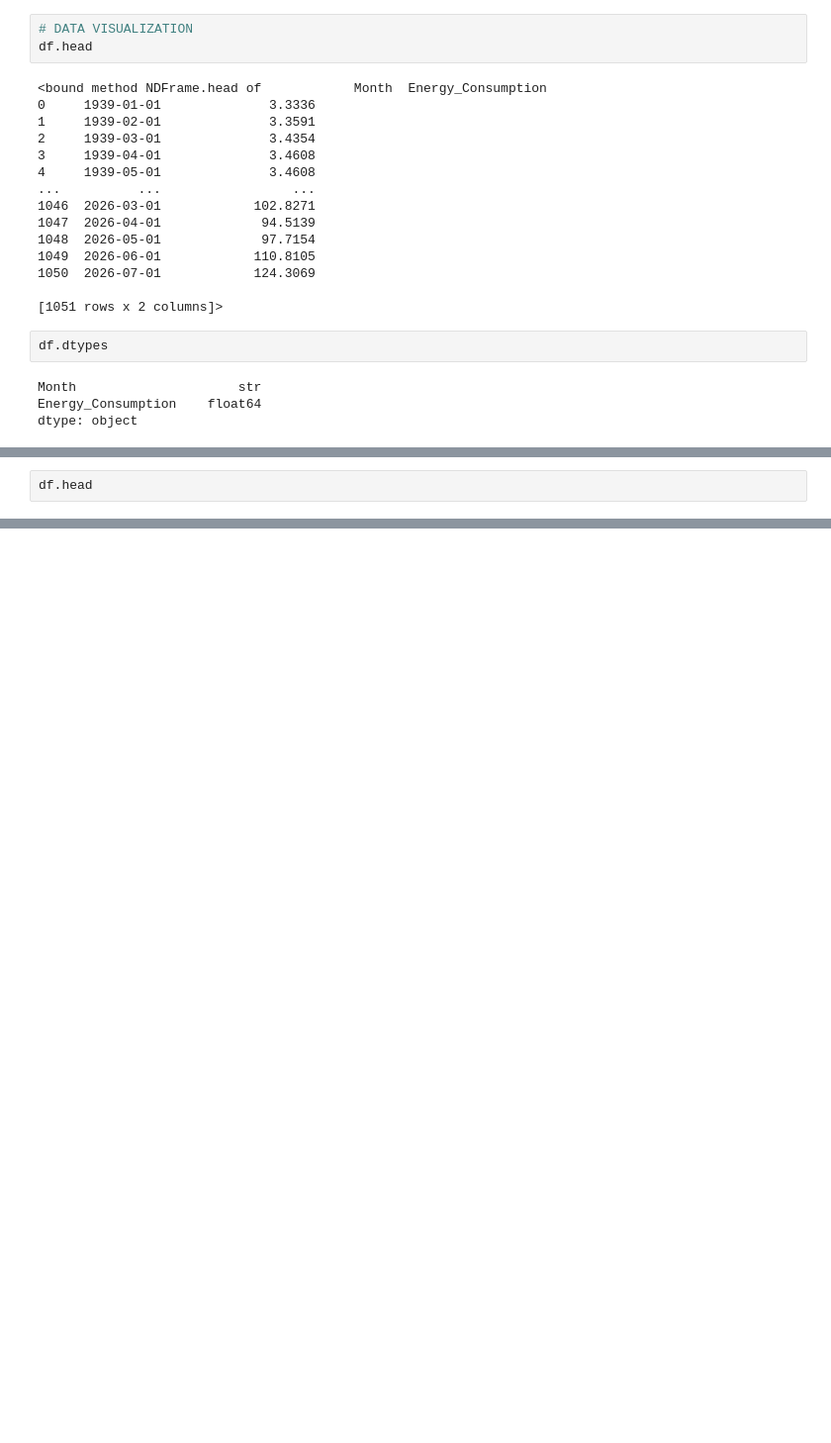
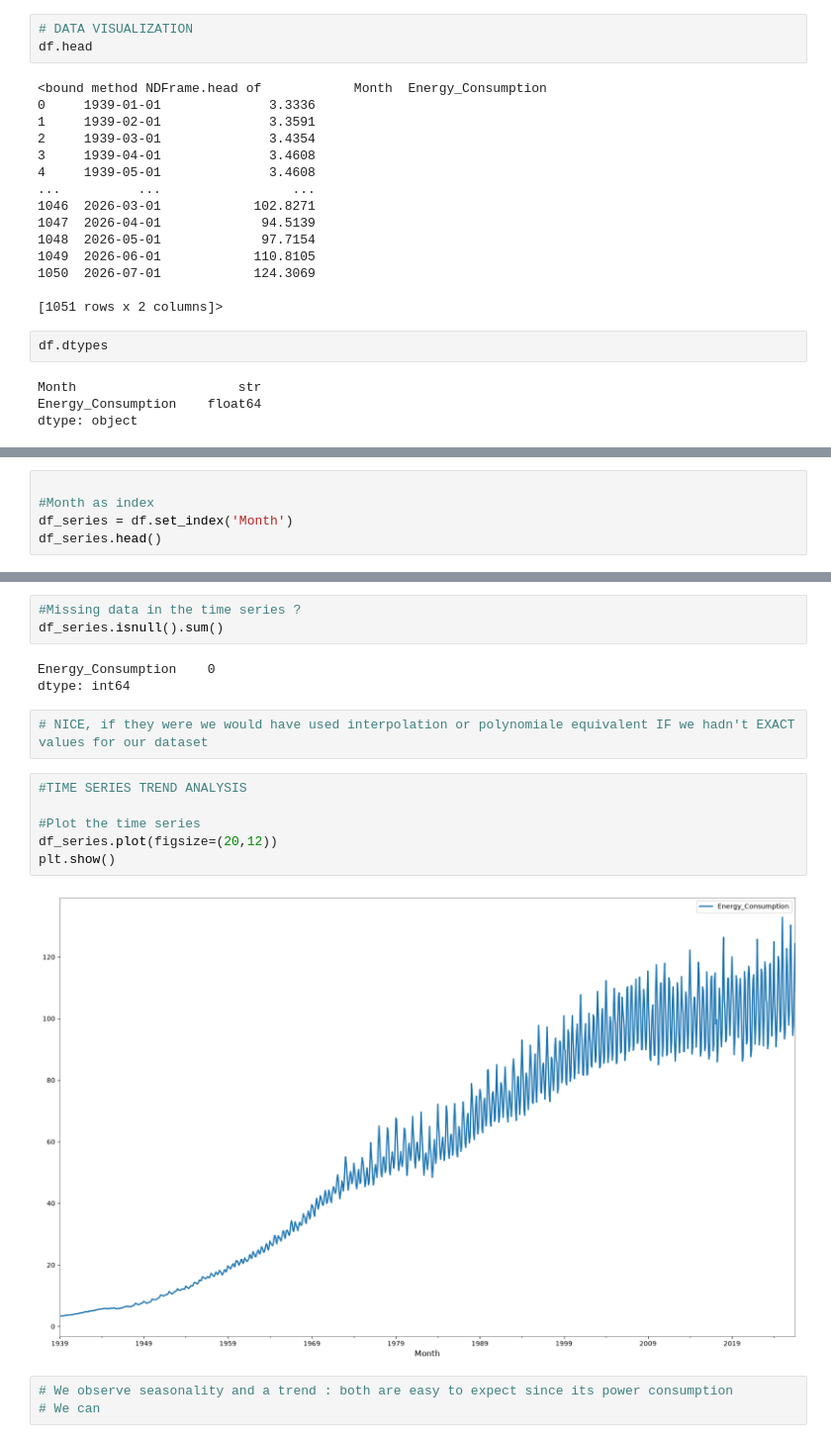
Before and after one commit to Kirfea/energy-consumption-forecasting, a Jupyter notebook: Energy_Consumption_Forecasting.ipynb, the cells around one changed output, grey strips where cells are left out. Shown at 99% size. Cells and saved outputs as stored; diff of their text form; blank space fills up the shorter version.

```diff
--- a/Energy_Consumption_Forecasting.ipynb
+++ b/Energy_Consumption_Forecasting.ipynb
@@ -178,2 +180,5 @@ ValueError: unconverted data remains when parsing with format "%Y-%m": "-01". Yo
 # %%
-df.head
+
+#Month as index
+df_series = df.set_index('Month')
+df_series.head()
@@ -179,0 +204,19 @@ df.head
+# %%
+#Missing data in the time series ?
+df_series.isnull().sum()
+# %% [output]
+Energy_Consumption    0
+dtype: int64
+# %%
+# NICE, if they were we would have used interpolation or polynomiale equivalent IF we hadn't EXACT values for our dataset
+# %%
+#TIME SERIES TREND ANALYSIS
+
+#Plot the time series
+df_series.plot(figsize=(20,12))
+plt.show()
+# %% [output]
+[figure, added]
+# %%
+# We observe seasonality and a trend : both are easy to expect since its power consumption
+# We can
```
Also changed, not shown: parts of 6 cells of this notebook.
